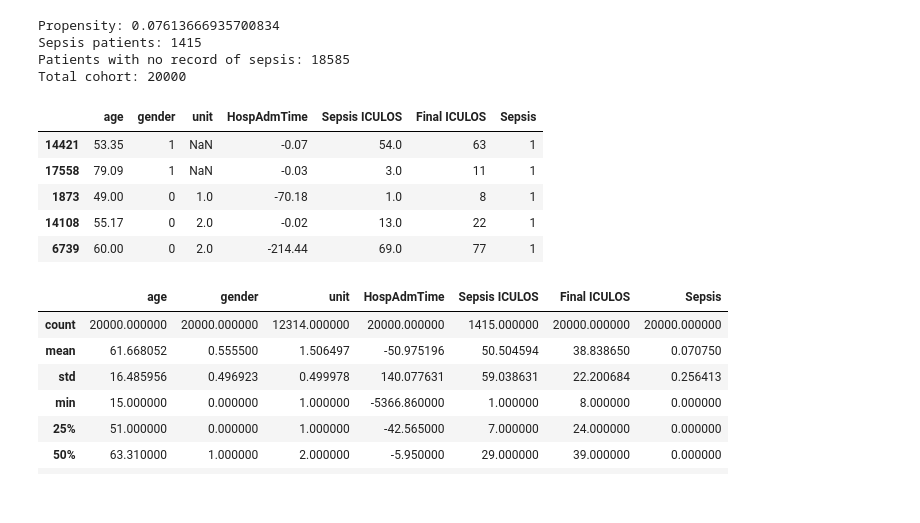
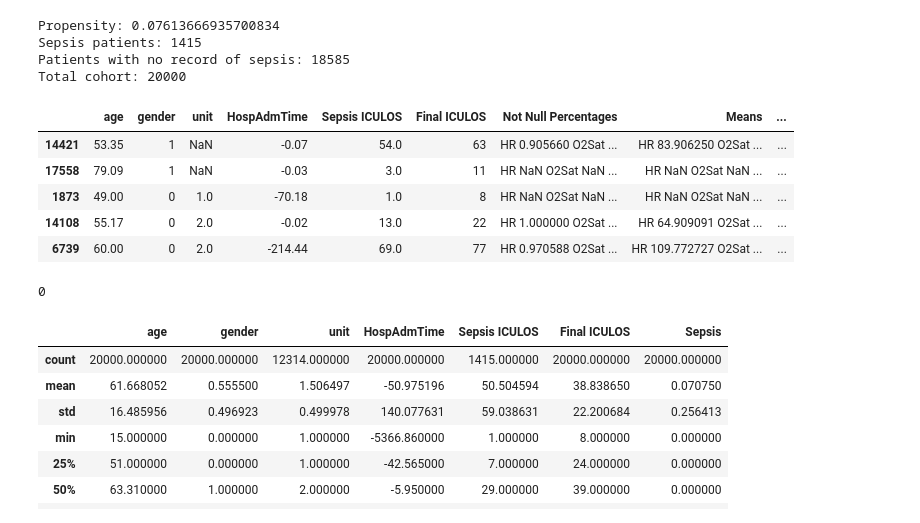
Before and after one commit to TamirShazman/Data-analysis-and-presentation, a Jupyter notebook: HW1/Data_Analysis.ipynb, the cells around one changed output. Cells and saved outputs as stored; diff of their text form; code cells hidden in the pictures.

Commit message:
Added Workbook to build dataframe for model

```diff
--- a/HW1/Data_Analysis.ipynb
+++ b/HW1/Data_Analysis.ipynb
@@ -111,7 +93,7 @@ for file in glob(train_dir + '/patient_*.psv'):
         sepsis_dict[patient_ID]['Sepsis ICULOS'] = temp_df.loc[first_sepsis_row, 'ICULOS']
         sepsis_dict[patient_ID]['Final ICULOS'] = temp_df.loc[temp_df.shape[0]-1, 'ICULOS']
 
-        sepsis_dict[patient_ID]['Null Percentages'] = temp_df.iloc[:first_sepsis_row, :].count() / temp_df.iloc[:first_sepsis_row, :].shape[0]
+        sepsis_dict[patient_ID]['Not Null Percentages'] = temp_df.iloc[:first_sepsis_row, :].count() / temp_df.iloc[:first_sepsis_row, :].shape[0]
         sepsis_dict[patient_ID]['Means'] = temp_df.iloc[:first_sepsis_row, :].mean()[:-7]
         sepsis_dict[patient_ID]['Vars'] = temp_df.iloc[:first_sepsis_row, :].var()[:-7]
     else:
@@ -123,7 +105,7 @@ for file in glob(train_dir + '/patient_*.psv'):
 
         non_sepsis_dict[patient_ID]['Final ICULOS'] = temp_df.loc[temp_df.shape[0]-1, 'ICULOS']
 
-        non_sepsis_dict[patient_ID]['Null Percentages'] = temp_df.count() / temp_df.shape[0]
+        non_sepsis_dict[patient_ID]['Not Null Percentages'] = temp_df.count() / temp_df.shape[0]
         non_sepsis_dict[patient_ID]['Means'] = temp_df.mean()[:-7]
         non_sepsis_dict[patient_ID]['Vars'] = temp_df.var()[:-7]
 # %%
@@ -137,19 +119,23 @@ Sepsis patients: 1415
 Patients with no record of sepsis: 18585
 Total cohort: 20000
 # %%
-sepsis_df = pd.DataFrame.from_dict(data=sepsis_dict, orient='index').drop(columns=['Null Percentages', 'Means', 'Vars'])
+sepsis_df = pd.DataFrame.from_dict(data=sepsis_dict, orient='index')
 sepsis_df['Sepsis'] = 1
-non_sepsis_df = pd.DataFrame.from_dict(data=non_sepsis_dict, orient='index').drop(columns=['Null Percentages', 'Means', 'Vars'])
+non_sepsis_df = pd.DataFrame.from_dict(data=non_sepsis_dict, orient='index')
 non_sepsis_df['Sepsis'] = 0
 all_df = pd.concat([sepsis_df, non_sepsis_df])
 all_df.head()
 # %% [output]
-|  | age | gender | unit | HospAdmTime | Sepsis ICULOS | Final ICULOS | Sepsis |
-| 14421 | 53.35 | 1 | NaN | -0.07 | 54.0 | 63 | 1 |
-| 17558 | 79.09 | 1 | NaN | -0.03 | 3.0 | 11 | 1 |
-| 1873 | 49.00 | 0 | 1.0 | -70.18 | 1.0 | 8 | 1 |
-| 14108 | 55.17 | 0 | 2.0 | -0.02 | 13.0 | 22 | 1 |
-| 6739 | 60.00 | 0 | 2.0 | -214.44 | 69.0 | 77 | 1 |
+|  | age | gender | unit | HospAdmTime | Sepsis ICULOS | Final ICULOS | Not Null Percentages | Means | ... |
+| 14421 | 53.35 | 1 | NaN | -0.07 | 54.0 | 63 | HR 0.905660 O2Sat ... | HR 83.906250 O2Sat ... | ... |
+| 17558 | 79.09 | 1 | NaN | -0.03 | 3.0 | 11 | HR NaN O2Sat NaN ... | HR NaN O2Sat NaN ... | ... |
+| 1873 | 49.00 | 0 | 1.0 | -70.18 | 1.0 | 8 | HR NaN O2Sat NaN ... | HR NaN O2Sat NaN ... | ... |
+| 14108 | 55.17 | 0 | 2.0 | -0.02 | 13.0 | 22 | HR 1.000000 O2Sat ... | HR 64.909091 O2Sat ... | ... |
+| 6739 | 60.00 | 0 | 2.0 | -214.44 | 69.0 | 77 | HR 0.970588 O2Sat ... | HR 109.772727 O2Sat ... | ... |
+# %%
+all_df.iloc[2, 6].count()
+# %% [output]
+0
 # %%
 all_df.describe()
 # %% [output]
```
Also changed, not shown: parts of 20 cells of this notebook, 1 other file.
